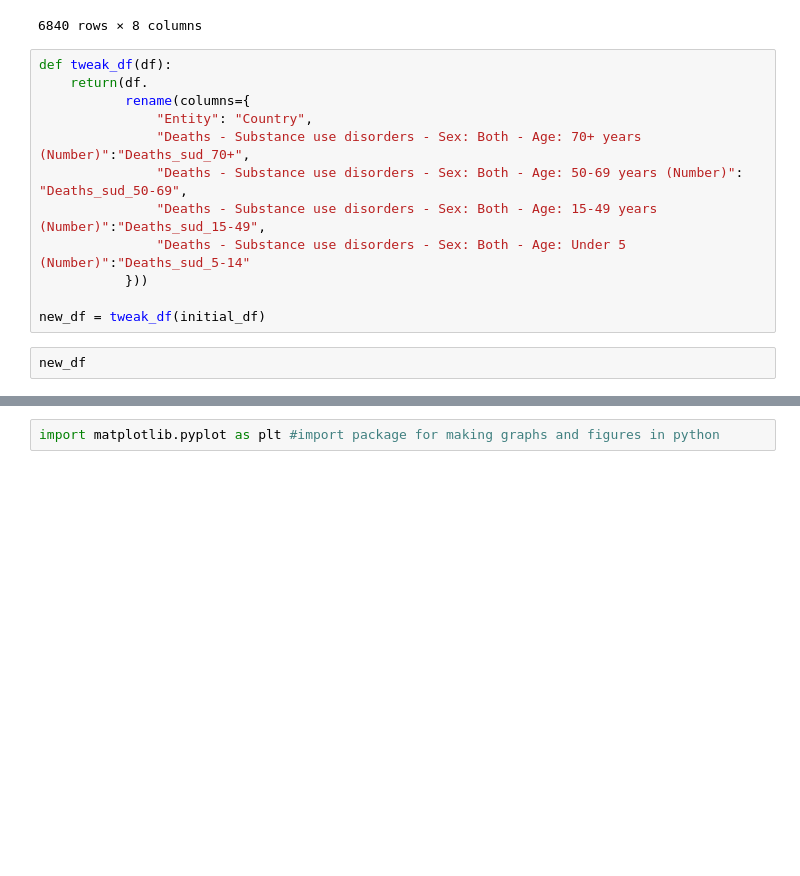
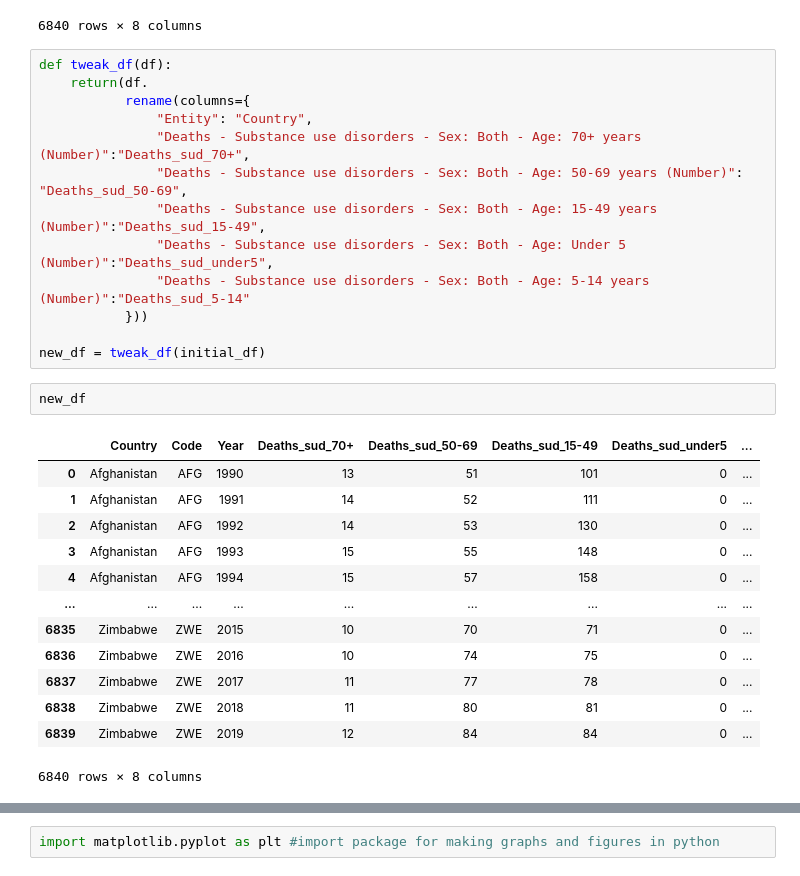
Before and after one commit to jba087/drugdeath_py, a Jupyter notebook: EXM_drugdeath_sud.ipynb, the cells around one changed output, grey strips where cells are left out. Drawn from its saved outputs; the diff is of its cells as text; blank space fills up the shorter version.

```diff
--- a/EXM_drugdeath_sud.ipynb
+++ b/EXM_drugdeath_sud.ipynb
@@ -27,9 +43,24 @@ def tweak_df(df):
                "Deaths - Substance use disorders - Sex: Both - Age: 70+ years (Number)":"Deaths_sud_70+",
                "Deaths - Substance use disorders - Sex: Both - Age: 50-69 years (Number)": "Deaths_sud_50-69",
                "Deaths - Substance use disorders - Sex: Both - Age: 15-49 years (Number)":"Deaths_sud_15-49",
-               "Deaths - Substance use disorders - Sex: Both - Age: Under 5 (Number)":"Deaths_sud_5-14"
+               "Deaths - Substance use disorders - Sex: Both - Age: Under 5 (Number)":"Deaths_sud_under5",
+               "Deaths - Substance use disorders - Sex: Both - Age: 5-14 years (Number)":"Deaths_sud_5-14"
            }))
 
 new_df = tweak_df(initial_df)
-# %% [raw]
-new_df
+# %%
+new_df
+# %% [output]
+|  | Country | Code | Year | Deaths_sud_70+ | Deaths_sud_50-69 | Deaths_sud_15-49 | Deaths_sud_under5 | ... |
+| 0 | Afghanistan | AFG | 1990 | 13 | 51 | 101 | 0 | ... |
+| 1 | Afghanistan | AFG | 1991 | 14 | 52 | 111 | 0 | ... |
+| 2 | Afghanistan | AFG | 1992 | 14 | 53 | 130 | 0 | ... |
+| 3 | Afghanistan | AFG | 1993 | 15 | 55 | 148 | 0 | ... |
+| 4 | Afghanistan | AFG | 1994 | 15 | 57 | 158 | 0 | ... |
+| ... | ... | ... | ... | ... | ... | ... | ... | ... |
+| 6835 | Zimbabwe | ZWE | 2015 | 10 | 70 | 71 | 0 | ... |
+| 6836 | Zimbabwe | ZWE | 2016 | 10 | 74 | 75 | 0 | ... |
+| 6837 | Zimbabwe | ZWE | 2017 | 11 | 77 | 78 | 0 | ... |
+| 6838 | Zimbabwe | ZWE | 2018 | 11 | 80 | 81 | 0 | ... |
+| 6839 | Zimbabwe | ZWE | 2019 | 12 | 84 | 84 | 0 | ... |
+6840 rows × 8 columns
```
Also changed, not shown: parts of 29 cells of this notebook.
